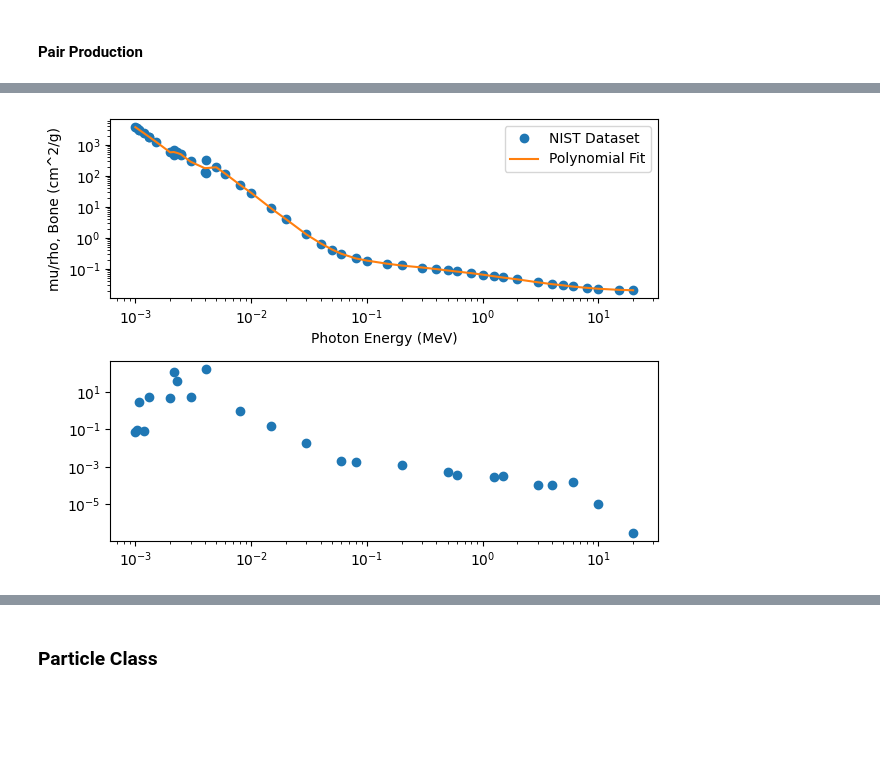
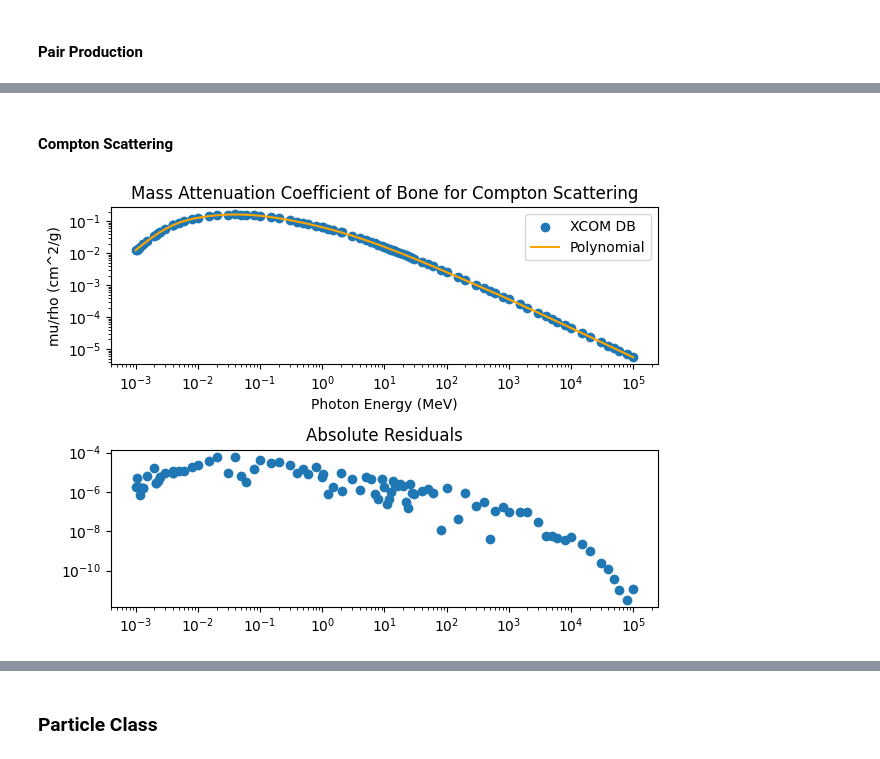
Before and after one commit to mikatan/xray-monte-carlo, a Jupyter notebook: main.ipynb, the cells around one changed output, grey strips where cells are left out. Saved outputs shown, nothing was run; the diff lists cells and outputs as text; code cells hidden in the pictures; blank space fills up the shorter version.

Commit message:
Added and fit cortical bone polynomials for mass attenuation

```diff
--- a/main.ipynb
+++ b/main.ipynb
@@ -294,25 +293,33 @@ photon_bone_coefficients = np.polyfit(log_energy, log_attenuation, deg=100)
+# %% [markdown]
+#### Compton Scattering
 # %%
-def bone_photon_attenuation(energy):
-    attenuation = 10 ** np.polyval(photon_bone_coefficients, np.log10(energy))
+log_energy = np.log10(photon_energy)
+log_attenuation = np.log10(compton)
+boneCompCoe = np.polyfit(log_energy, log_attenuation, 50)
+
+def boneCompAtte(energy):
+    attenuation = 10 ** np.polyval(boneCompCoe, np.log10(energy))
     return attenuation
 
-bone_photon_attenuation_fit = bone_photon_attenuation(bone_photon_energy)
-residuals = bone_mass_attenuation_photon - bone_photon_attenuation_fit
+compton_fit = boneCompAtte(photon_energy)
 
 fig, ax = plt.subplots(2,1)
+residuals = np.abs(compton_fit - compton)
 
-ax[0].plot(bone_photon_energy, bone_mass_attenuation_photon, "o", label="NIST Dataset")
-ax[0].plot(bone_photon_energy,bone_photon_attenuation_fit, label="Polynomial Fit")
+ax[0].scatter(photon_energy, compton, label = "XCOM DB")
+ax[0].plot(photon_energy, compton_fit, label = "Polynomial", color = "orange")
+ax[0].set_xscale('log')
+ax[0].set_yscale('log')
+ax[0].legend()
+ax[0].set_title("Mass Attenuation Coefficient of Bone for Compton Scattering")
 ax[0].set_xlabel("Photon Energy (MeV)")
-ax[0].set_ylabel("mu/rho, Bone (cm^2/g)")
-ax[0].set_xscale("log")
-ax[0].set_yscale("log")
-ax[0].legend()
+ax[0].set_ylabel("mu/rho (cm^2/g)")
 
-ax[1].scatter(bone_photon_energy, residuals)
-ax[1].set_xscale("log")
-ax[1].set_yscale("log")
+ax[1].scatter(photon_energy, residuals)
+ax[1].set_xscale('log')
+ax[1].set_yscale('log')
+ax[1].set_title("Absolute Residuals")
 
 fig.tight_layout()
 # %% [output]
-[figure, old version]
+[figure, new version]
```
Also changed, not shown: parts of 19 cells of this notebook, 1 other file.
